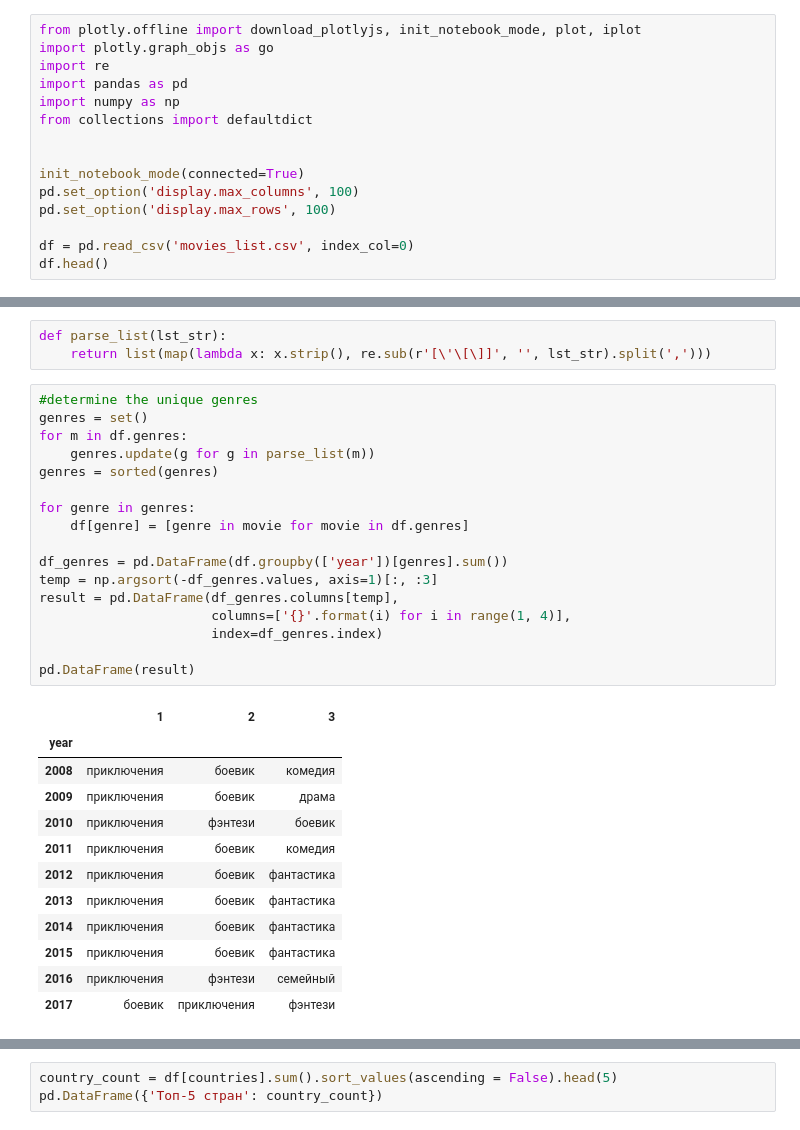
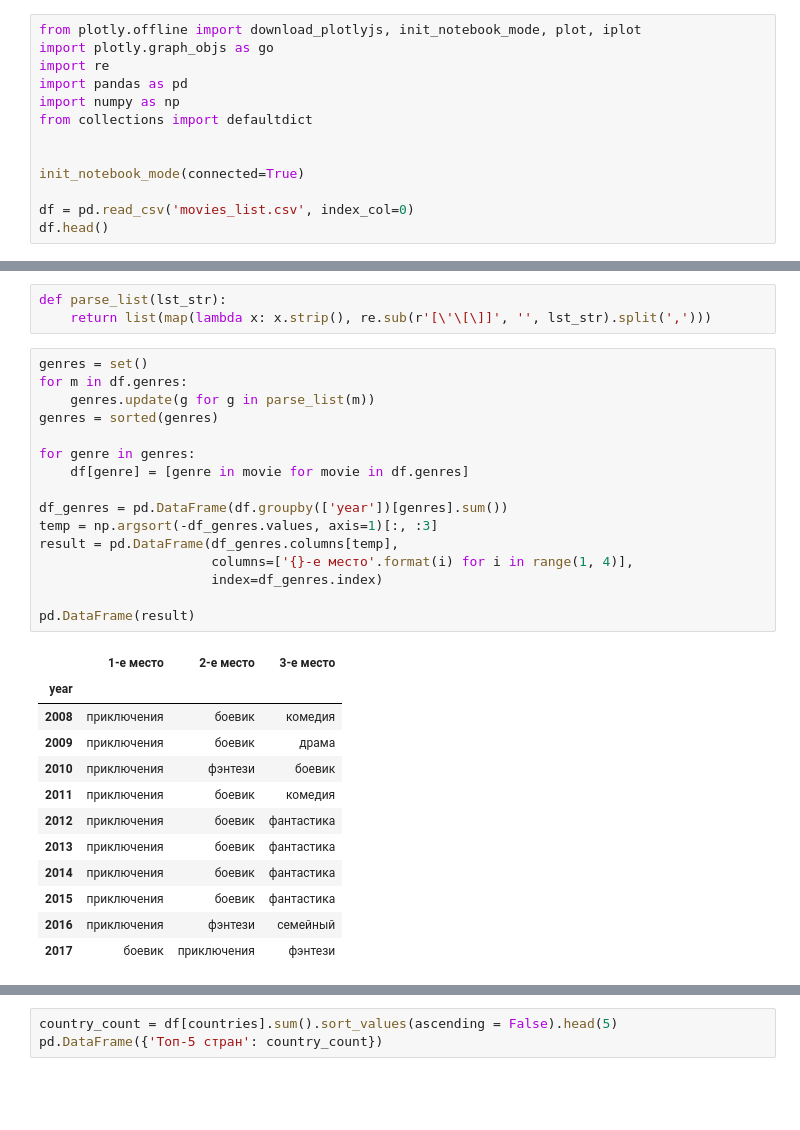
Before and after one commit to andrei-sanich/top20_analyse_Russia_box_office, a Jupyter notebook: top-20_analyse_Russia_box_office.ipynb, the cells around one changed output, grey strips where cells are left out. Cells and saved outputs as stored; diff of their text form; blank space fills up the shorter version.

```diff
--- a/top-20_analyse_Russia_box_office.ipynb
+++ b/top-20_analyse_Russia_box_office.ipynb
@@ -8,8 +8,6 @@ from collections import defaultdict
 
 
 init_notebook_mode(connected=True)
-pd.set_option('display.max_columns', 100)
-pd.set_option('display.max_rows', 100)
 
 df = pd.read_csv('movies_list.csv', index_col=0)
 df.head()
@@ -24,24 +22,23 @@ df.head()
 def parse_list(lst_str):
     return list(map(lambda x: x.strip(), re.sub(r'[\'\[\]]', '', lst_str).split(',')))
 # %%
-#determine the unique genres
 genres = set()
 for m in df.genres:
     genres.update(g for g in parse_list(m))
 genres = sorted(genres)
 
 for genre in genres:
     df[genre] = [genre in movie for movie in df.genres]
 
 df_genres = pd.DataFrame(df.groupby(['year'])[genres].sum())
 temp = np.argsort(-df_genres.values, axis=1)[:, :3]
 result = pd.DataFrame(df_genres.columns[temp],
-                      columns=['{}'.format(i) for i in range(1, 4)],
+                      columns=['{}-е место'.format(i) for i in range(1, 4)],
                       index=df_genres.index)
 
 pd.DataFrame(result)
 # %% [output]
-|  | 1 | 2 | 3 |
+|  | 1-е место | 2-е место | 3-е место |
 | year |  |  |  |
 | 2008 | приключения | боевик | комедия |
 | 2009 | приключения | боевик | драма |
```
Also changed, not shown: parts of 7 cells of this notebook.
